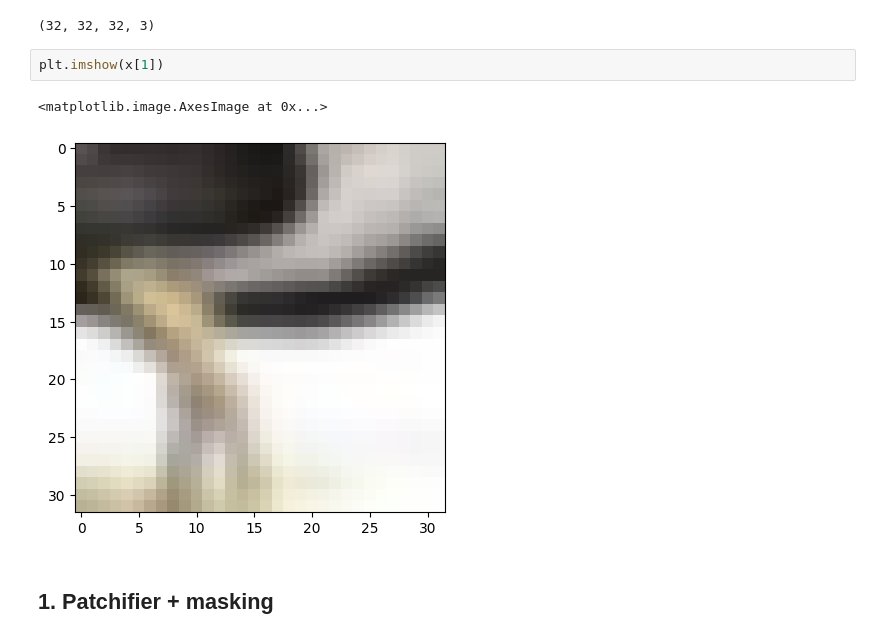
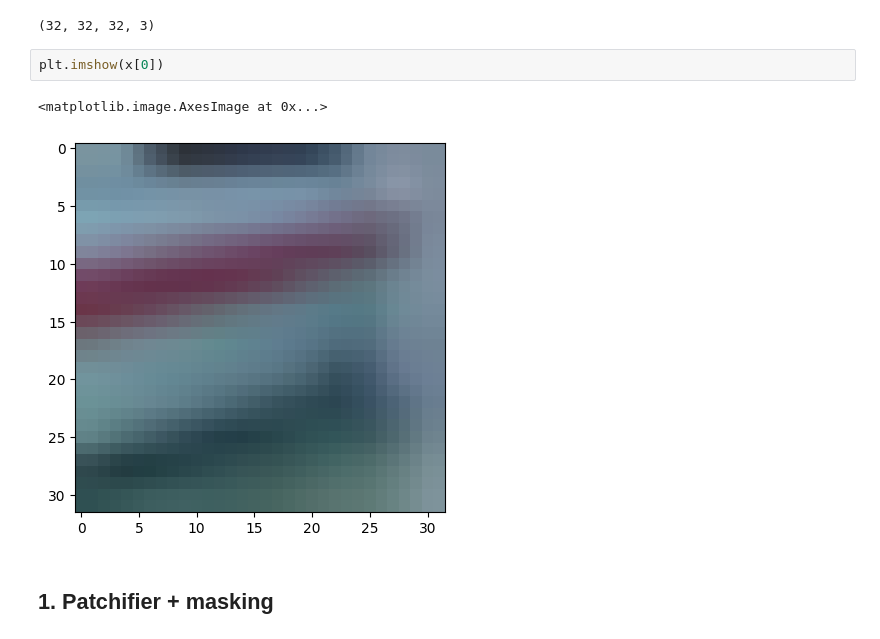
Before and after one commit to sugolov/jepax, a Jupyter notebook: notebooks/components/data_patch.ipynb, the cells around one changed output. Cells and saved outputs as stored; diff of their text form.

```diff
--- a/notebooks/components/data_patch.ipynb
+++ b/notebooks/components/data_patch.ipynb
@@ -20,10 +20,10 @@ x.shape
 # %% [output]
 (32, 32, 32, 3)
 # %%
-plt.imshow(x[1])
+plt.imshow(x[0])
 # %% [output]
 <matplotlib.image.AxesImage at 0x...>
-[figure, old version]
+[figure, new version]
 # %% [markdown]
 ## 1. Patchifier + masking
 # %%
```
Also changed, not shown: parts of 11 cells of this notebook, 2 other files.
